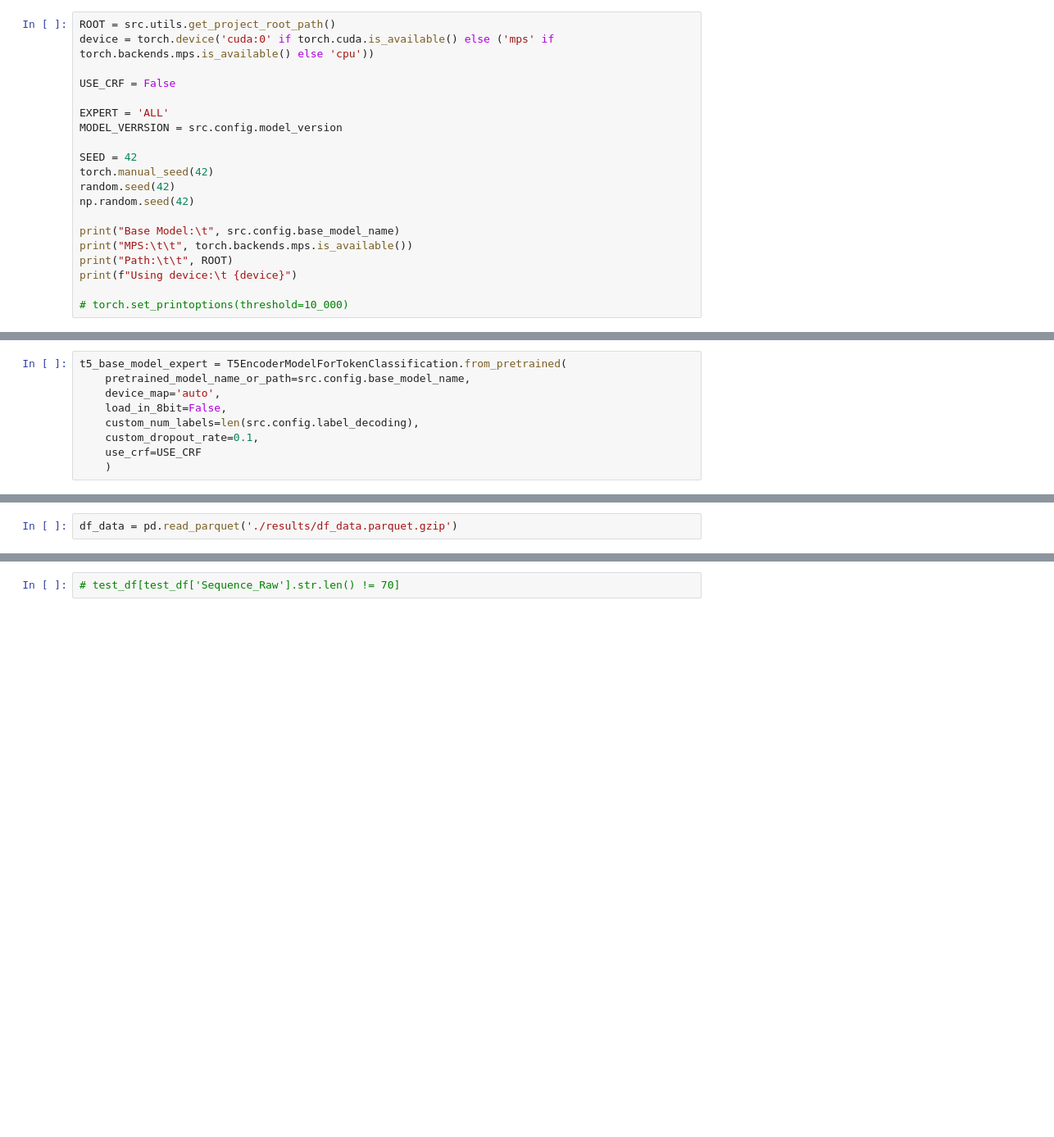
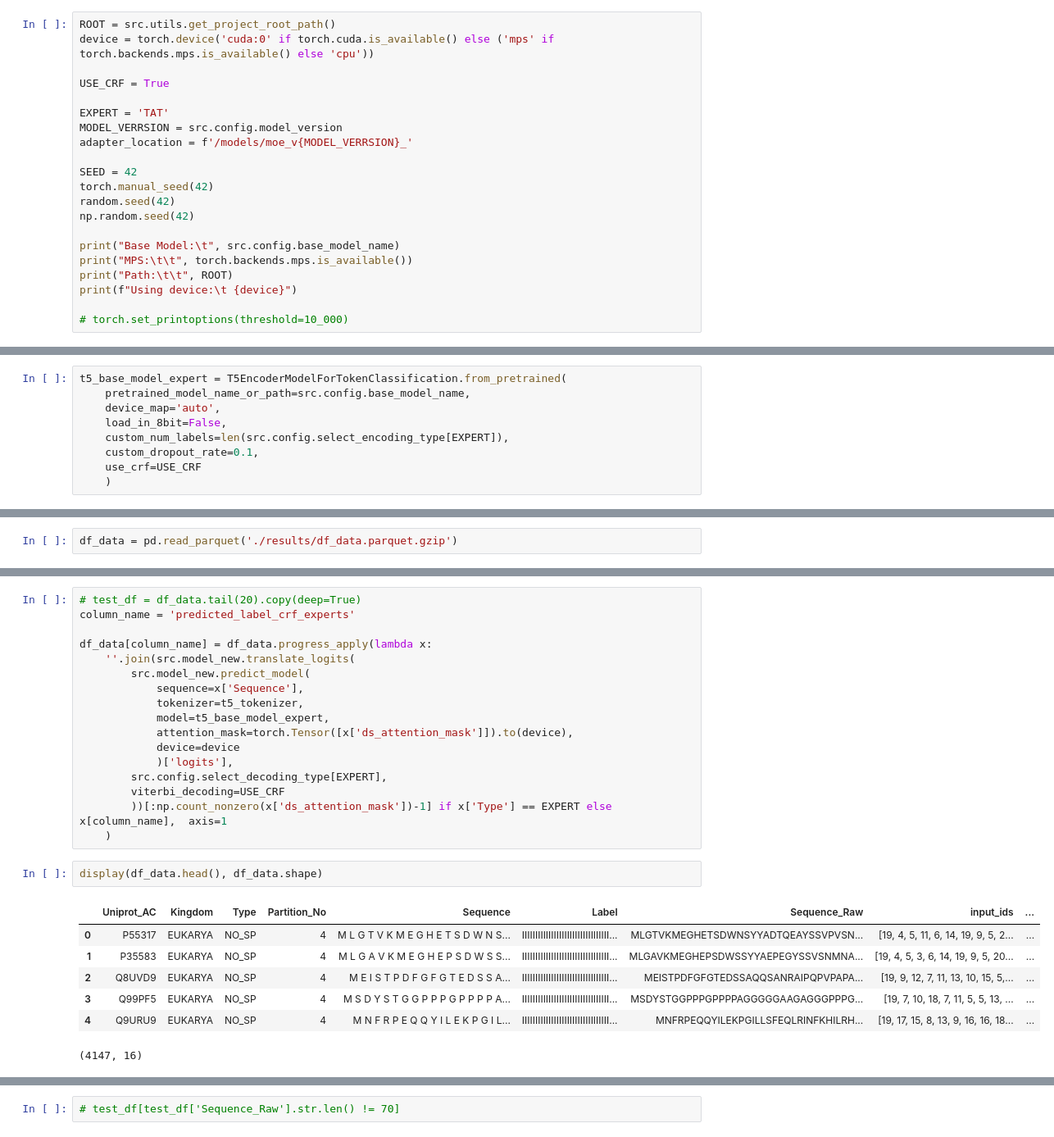
Before and after one commit to finnlueth/prottrans-t5-signalpeptide-prediction, a Jupyter notebook: notebooks/00_moe_predict.ipynb, the cells around one changed output, grey strips where cells are left out. Shown: that part at 82% size. Saved outputs shown, nothing was run; the diff lists cells and outputs as text; blank space fills up the shorter version.

Commit message:
predictions

```diff
--- a/notebooks/00_moe_predict.ipynb
+++ b/notebooks/00_moe_predict.ipynb
@@ -46,10 +46,11 @@ tqdm.pandas()
 ROOT = src.utils.get_project_root_path()
 device = torch.device('cuda:0' if torch.cuda.is_available() else ('mps' if torch.backends.mps.is_available() else 'cpu'))
 
-USE_CRF = False
+USE_CRF = True
 
-EXPERT = 'ALL'
+EXPERT = 'TAT'
 MODEL_VERRSION = src.config.model_version
+adapter_location = f'/models/moe_v{MODEL_VERRSION}_'
 
 SEED = 42
 torch.manual_seed(42)
@@ -106,7 +114,7 @@ t5_base_model_expert = T5EncoderModelForTokenClassification.from_pretrained(
     pretrained_model_name_or_path=src.config.base_model_name,
     device_map='auto',
     load_in_8bit=False,
-    custom_num_labels=len(src.config.label_decoding),
+    custom_num_labels=len(src.config.select_encoding_type[EXPERT]),
     custom_dropout_rate=0.1,
     use_crf=USE_CRF
     )
@@ -180,0 +198,27 @@ display(df_data.head())
+# %%
+# test_df = df_data.tail(20).copy(deep=True)
+column_name = 'predicted_label_crf_experts'
+
+df_data[column_name] = df_data.progress_apply(lambda x:
+    ''.join(src.model_new.translate_logits(
+        src.model_new.predict_model(
+            sequence=x['Sequence'],
+            tokenizer=t5_tokenizer,
+            model=t5_base_model_expert,
+            attention_mask=torch.Tensor([x['ds_attention_mask']]).to(device),
+            device=device
+            )['logits'],
+        src.config.select_decoding_type[EXPERT],
+        viterbi_decoding=USE_CRF
+        ))[:np.count_nonzero(x['ds_attention_mask'])-1] if x['Type'] == EXPERT else x[column_name],  axis=1
+    )
+# %%
+display(df_data.head(), df_data.shape)
+# %% [output]
+|  | Uniprot_AC | Kingdom | Type | Partition_No | Sequence | Label | Sequence_Raw | input_ids | ... |
+| 0 | P55317 | EUKARYA | NO_SP | 4 | M L G T V K M E G H E T S D W N S... | IIIIIIIIIIIIIIIIIIIIIIIIIIIIIIIII... | MLGTVKMEGHETSDWNSYYADTQEAYSSVPVSN... | [19, 4, 5, 11, 6, 14, 19, 9, 5, 2... | ... |
+| 1 | P35583 | EUKARYA | NO_SP | 4 | M L G A V K M E G H E P S D W S S... | IIIIIIIIIIIIIIIIIIIIIIIIIIIIIIIII... | MLGAVKMEGHEPSDWSSYYAEPEGYSSVSNMNA... | [19, 4, 5, 3, 6, 14, 19, 9, 5, 20... | ... |
+| 2 | Q8UVD9 | EUKARYA | NO_SP | 4 | M E I S T P D F G F G T E D S S A... | IIIIIIIIIIIIIIIIIIIIIIIIIIIIIIIII... | MEISTPDFGFGTEDSSAQQSANRAIPQPVPAPA... | [19, 9, 12, 7, 11, 13, 10, 15, 5,... | ... |
+| 3 | Q99PF5 | EUKARYA | NO_SP | 4 | M S D Y S T G G P P P G P P P P A... | IIIIIIIIIIIIIIIIIIIIIIIIIIIIIIIII... | MSDYSTGGPPPGPPPPAGGGGGAAGAGGGPPPG... | [19, 7, 10, 18, 7, 11, 5, 5, 13, ... | ... |
+| 4 | Q9URU9 | EUKARYA | NO_SP | 4 | M N F R P E Q Q Y I L E K P G I L... | IIIIIIIIIIIIIIIIIIIIIIIIIIIIIIIII... | MNFRPEQQYILEKPGILLSFEQLRINFKHILRH... | [19, 17, 15, 8, 13, 9, 16, 16, 18... | ... |
+(4147, 16)
```
Also changed, not shown: parts of 14 cells of this notebook, 2 other files.
